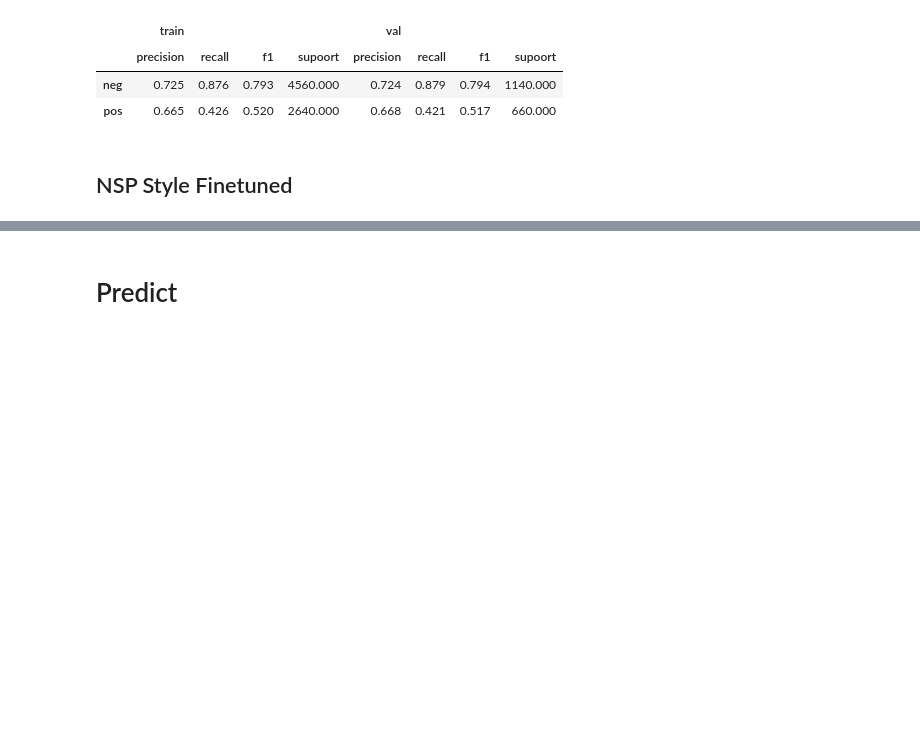
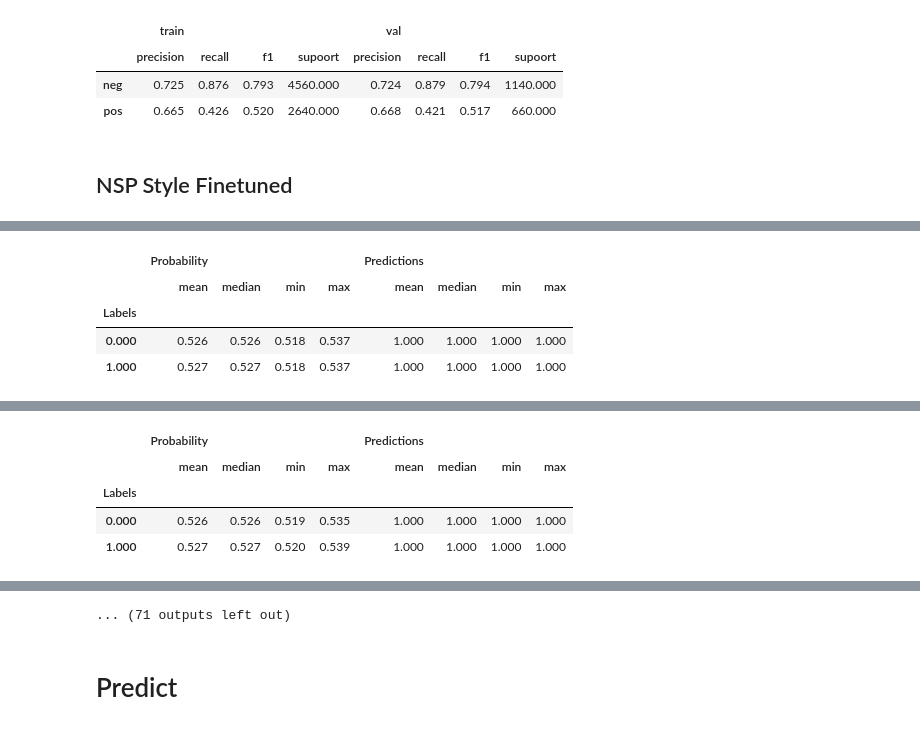
Before and after one commit to faizanahemad/facebook-hateful-memes, a Jupyter notebook: notebooks/Fasttext1DCNN.ipynb, the cells around one changed output, grey strips where cells are left out. Drawn from its saved outputs; the diff is of its cells as text; code cells hidden in the pictures; blank space fills up the shorter version.

```diff
--- a/notebooks/Fasttext1DCNN.ipynb
+++ b/notebooks/Fasttext1DCNN.ipynb
@@ -1339,0 +1577,68 @@ prfs
+# %%
+epochs = 24
+batch_size = 256
+lr_strategy = {
+    "model": {
+        "lr": optimizer_params["lr"] / 1000,
+        "finetune": False,
+        "encoder": {
+            "layer": {
+                "3": {
+                    "lr": optimizer_params["lr"] / 1e3,
+                    "finetune": True
+                },
+                "4": {
+                    "lr": optimizer_params["lr"] / 1e2,
+                    "finetune": True
+                },
+                "5": {
+                    "lr": optimizer_params["lr"] / 1e2,
+                    "finetune": True
+                }
+            }
+        },
+    }
+}
+model_fn = model_builder(AlbertClassifer,
+                         dict(classifier_dims=256,
+                              num_classes=2,
+                              embedding_dims=768,
+                              gaussian_noise=0.0, # 4.75
+                              dropout=0.05,
+                              word_masking_proba=0.15,
+                              internal_dims=512,
+                              final_layer_builder=fb_detr_loss_builder,
+                              n_layers=2,
+                              n_encoders=2,
+                              n_decoders=2,
+                              n_tokens_in=96,
+                              n_tokens_out=16,
+                              featurizer="transformer",
+                              model='./model-nsp',
+                              loss="focal",
+                              dice_loss_coef=0.0,
+                              auc_loss_coef=0.0,
+                              finetune=False),
+                         per_param_opts_fn=lr_strategy,
+                         optimiser_class=optimizer,
+                         optimiser_params=optimizer_params)
+
+kfold = False
+results, prfs = train_validate_ntimes(
+    model_fn,
+    data,
+    batch_size,
+    epochs,
+    kfold=kfold,
+    scheduler_init_fn=scheduler_init_fn,
+    model_call_back=reg_sched,
+    validation_epochs=[4, 7, 9, 11, 14, 17, 19, 23, 27, 31, 34, 37, 41, 44, 47, 51, 54],
+    show_model_stats=False,
+    sampling_policy="without_replacement")
+r2, p2 = results, prfs
+results
+prfs
+
+# 0.759	0.752 (0.717	0.716)
+# 0.0.760	0.745 (725	0.721) # 15m 41s
+# %% [output]
@@ -1339,0 +1656,5 @@ prfs
+|  | Probability |  |  |  | Predictions |  |  |  |
+|  | mean | median | min | max | mean | median | min | max |
+| Labels |  |  |  |  |  |  |  |  |
+| 0.000 | 0.526 | 0.526 | 0.518 | 0.537 | 1.000 | 1.000 | 1.000 | 1.000 |
+| 1.000 | 0.527 | 0.527 | 0.518 | 0.537 | 1.000 | 1.000 | 1.000 | 1.000 |
@@ -1339,0 +1672,5 @@ prfs
+|  | Probability |  |  |  | Predictions |  |  |  |
+|  | mean | median | min | max | mean | median | min | max |
+| Labels |  |  |  |  |  |  |  |  |
+| 0.000 | 0.526 | 0.526 | 0.519 | 0.535 | 1.000 | 1.000 | 1.000 | 1.000 |
+| 1.000 | 0.527 | 0.527 | 0.520 | 0.539 | 1.000 | 1.000 | 1.000 | 1.000 |
@@ -1340,2 +1737,3 @@ prfs
+... (71 outputs left out)
 # %% [markdown]
 # Predict
```
Also changed, not shown: parts of 24 cells of this notebook, 1 other file.
